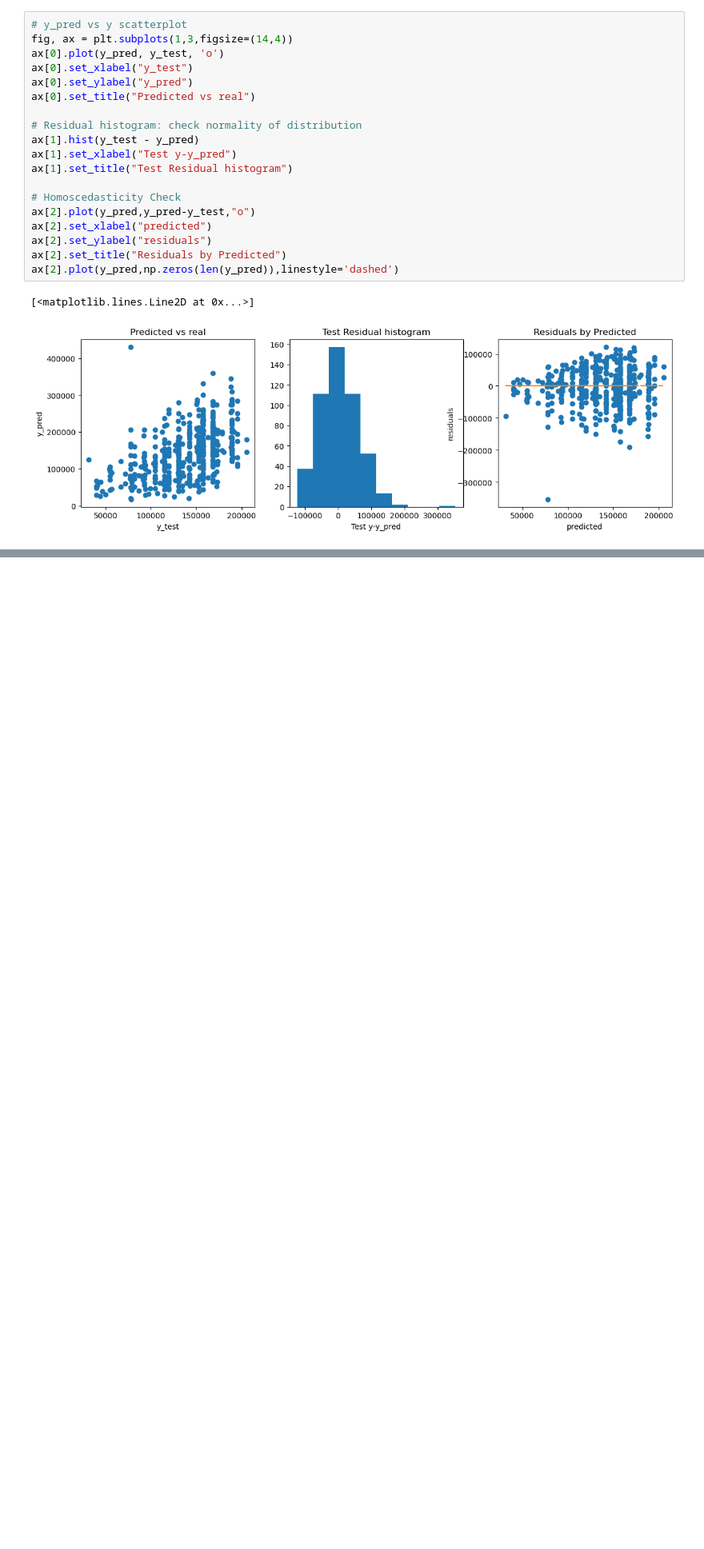
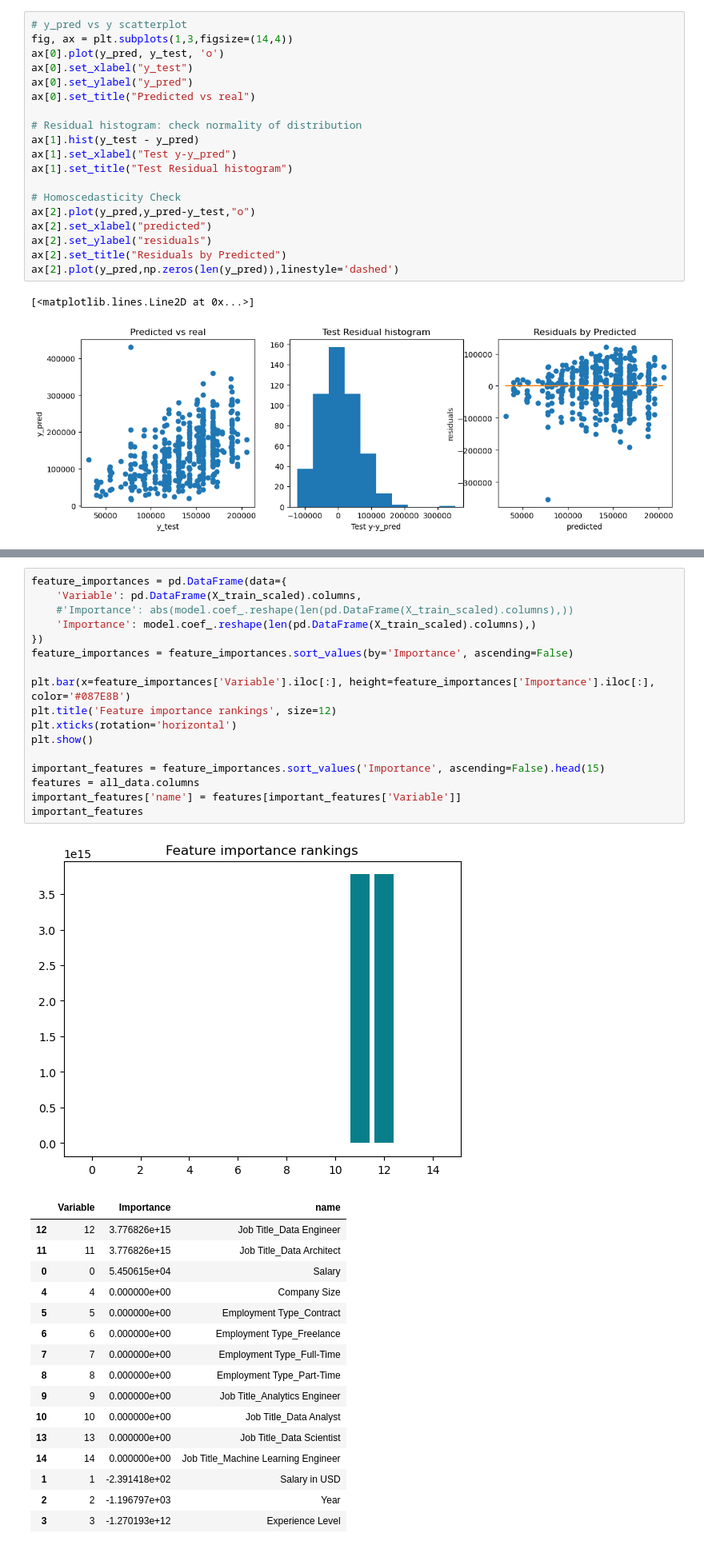
Before and after one commit to Frussen/salary_predictor, a Jupyter notebook: forecasting_salary_model.ipynb, the cells around one changed output, grey strips where cells are left out. Shown at 80% size. Cells and saved outputs as stored; diff of their text form; blank space fills up the shorter version.

```diff
--- a/forecasting_salary_model.ipynb
+++ b/forecasting_salary_model.ipynb
@@ -220,0 +317,35 @@ important_features
+# %%
+feature_importances = pd.DataFrame(data={
+    'Variable': pd.DataFrame(X_train_scaled).columns,
+    #'Importance': abs(model.coef_.reshape(len(pd.DataFrame(X_train_scaled).columns),))
+    'Importance': model.coef_.reshape(len(pd.DataFrame(X_train_scaled).columns),)
+})
+feature_importances = feature_importances.sort_values(by='Importance', ascending=False)
+
+plt.bar(x=feature_importances['Variable'].iloc[:], height=feature_importances['Importance'].iloc[:], color='#087E8B')
+plt.title('Feature importance rankings', size=12)
+plt.xticks(rotation='horizontal')
+plt.show()
+
+important_features = feature_importances.sort_values('Importance', ascending=False).head(15)
+features = all_data.columns
+important_features['name'] = features[important_features['Variable']]
+important_features
+# %% [output]
+[figure, added]
+|  | Variable | Importance | name |
+| 12 | 12 | 3.776826e+15 | Job Title_Data Engineer |
+| 11 | 11 | 3.776826e+15 | Job Title_Data Architect |
+| 0 | 0 | 5.450615e+04 | Salary |
+| 4 | 4 | 0.000000e+00 | Company Size |
+| 5 | 5 | 0.000000e+00 | Employment Type_Contract |
+| 6 | 6 | 0.000000e+00 | Employment Type_Freelance |
+| 7 | 7 | 0.000000e+00 | Employment Type_Full-Time |
+| 8 | 8 | 0.000000e+00 | Employment Type_Part-Time |
+| 9 | 9 | 0.000000e+00 | Job Title_Analytics Engineer |
+| 10 | 10 | 0.000000e+00 | Job Title_Data Analyst |
+| 13 | 13 | 0.000000e+00 | Job Title_Data Scientist |
+| 14 | 14 | 0.000000e+00 | Job Title_Machine Learning Engineer |
+| 1 | 1 | -2.391418e+02 | Salary in USD |
+| 2 | 2 | -1.196797e+03 | Year |
+| 3 | 3 | -1.270193e+12 | Experience Level |
```
Also changed, not shown: parts of 4 cells of this notebook, 4 other files.
